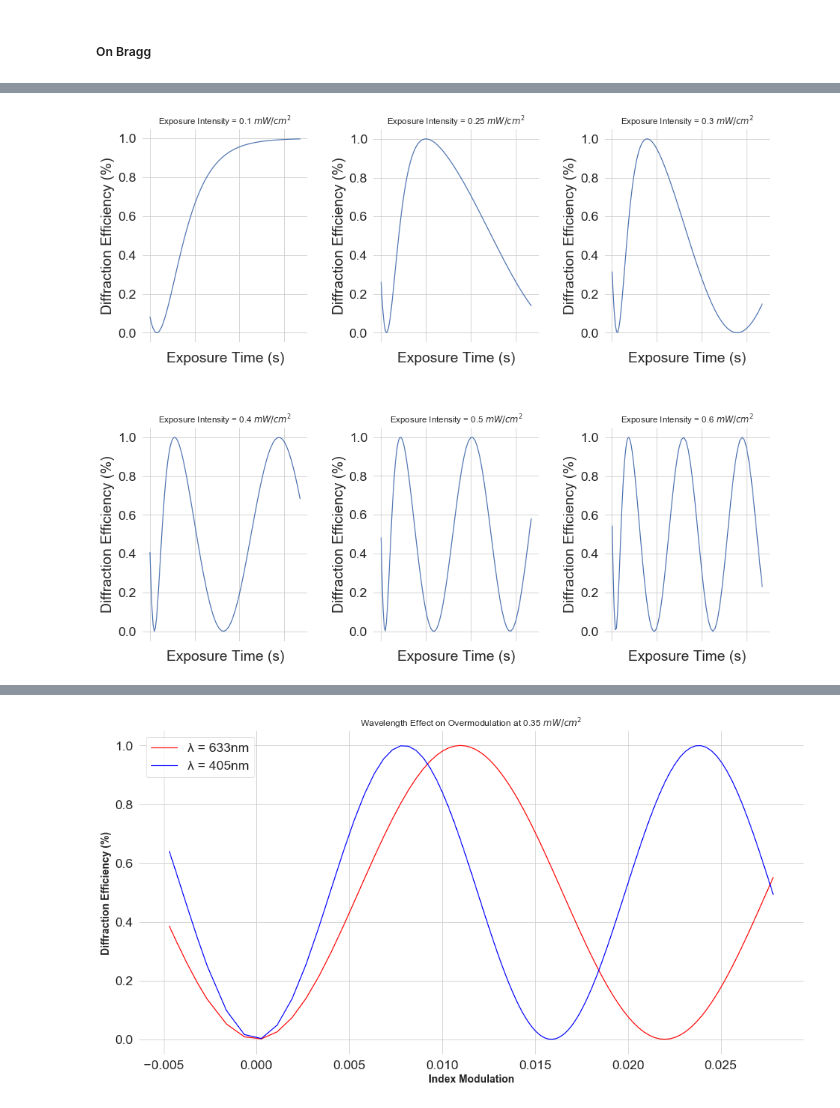
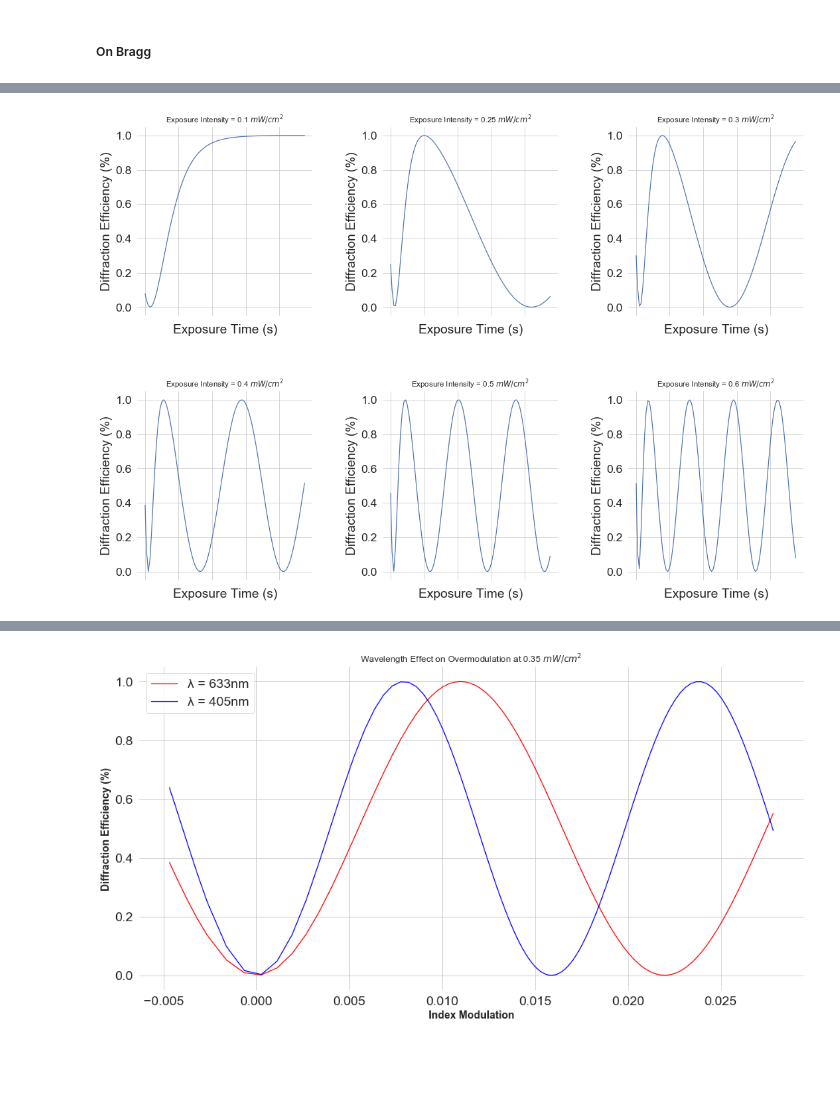
Before and after one commit to Emmanuel-Bamidele/Holography, a Jupyter notebook: PhotoPolymer_Diffusion_Model.ipynb, the cells around one changed output, grey strips where cells are left out. Drawn from its saved outputs; the diff is of its cells as text; code cells hidden in the pictures; blank space fills up the shorter version.

```diff
--- a/PhotoPolymer_Diffusion_Model.ipynb
+++ b/PhotoPolymer_Diffusion_Model.ipynb
@@ -314,7 +314,8 @@ plt.show()
 fig, (ax1) = plt.subplots(figsize=(10,8))
 
 ax1 =sns.set(style='whitegrid', rc={"axes.labelsize":12})
-ax1 =sns.set_context("paper", font_scale=2)
+paper_rc = {'lines.linewidth':2}
+ax1 =sns.set_context("paper", font_scale=2, rc=paper_rc)
 plt.grid(None)
 
 ax1 = sns.lineplot(x = df['Exposure_Intensity'], y = df['Index_Modulation'], color="red", ci=None)
@@ -406,27 +407,27 @@ df5 = df.loc[df['Exposure_Intensity'] == 0.5]
 df6 = df.loc[df['Exposure_Intensity'] == 0.6]
 # %%
 #Check the modulation behaviour at different intensity as a function of time
-fig, axs = plt.subplots(figsize=(15,12), ncols=3, nrows=2)
+fig, axs = plt.subplots(figsize=(18,12), ncols=3, nrows=2)
 sns.set(style='whitegrid', rc={"font.size":14,"axes.titlesize":14,"axes.labelsize":10})
 sns.set_context("paper", font_scale=1.2)
 
 
 sns.lineplot(x = df1["Exposure_Time"], y = df1["Diffraction_Efficiency"], ax=axs[0][0]).set(title="Exposure Intensity = 0.1 $mW/cm^2$", xlabel="Exposure Time (s)")
 sns.lineplot(x = df2["Exposure_Time"], y = df2["Diffraction_Efficiency"], ax=axs[0][1]).set(title="Exposure Intensity = 0.25 $mW/cm^2$", xlabel="Exposure Time (s)")
 sns.lineplot(x = df3["Exposure_Time"], y = df3["Diffraction_Efficiency"], ax=axs[0][2]).set(title="Exposure Intensity = 0.3 $mW/cm^2$", xlabel="Exposure Time (s)")
 sns.lineplot(x = df4["Exposure_Time"], y = df4["Diffraction_Efficiency"], ax=axs[1][0]).set(title="Exposure Intensity = 0.4 $mW/cm^2$", xlabel="Exposure Time (s)")
 sns.lineplot(x = df5["Exposure_Time"], y = df5["Diffraction_Efficiency"], ax=axs[1][1]).set(title="Exposure Intensity = 0.5 $mW/cm^2$", xlabel="Exposure Time (s)")
 sns.lineplot(x = df6["Exposure_Time"], y = df6["Diffraction_Efficiency"], ax=axs[1][2]).set(title="Exposure Intensity = 0.6 $mW/cm^2$", xlabel="Exposure Time (s)")
 
 
 plt.subplots_adjust(top = 0.8, bottom=0.01, hspace=0.4, wspace=0.4)
 
 
 
 for ax in axs.flat:
     ax.set_xticklabels(ax.get_xticklabels(), rotation=75, ha='right', fontweight='light', fontsize='small');
     ax.set_ylabel("Diffraction Efficiency (%)")
 
 sns.despine(left=True, bottom=True)
 # %% [output]
-[figure, old version]
+[figure, new version]
```
Also changed, not shown: parts of 10 cells of this notebook.
